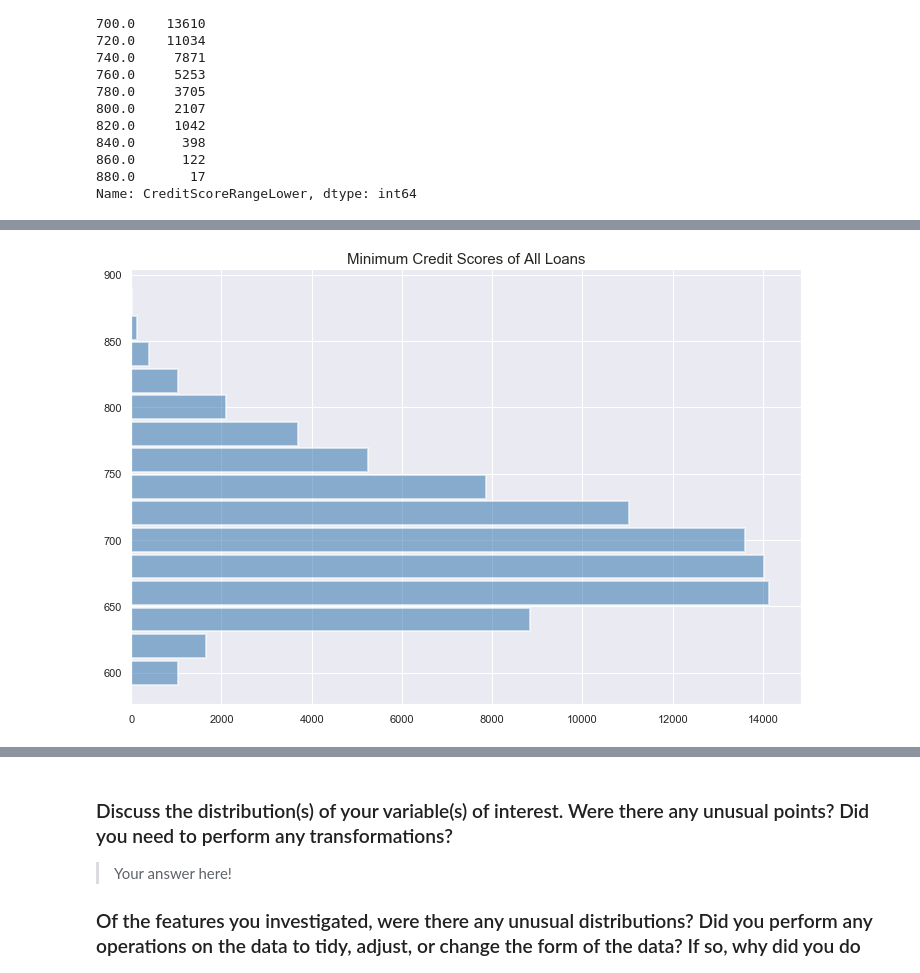
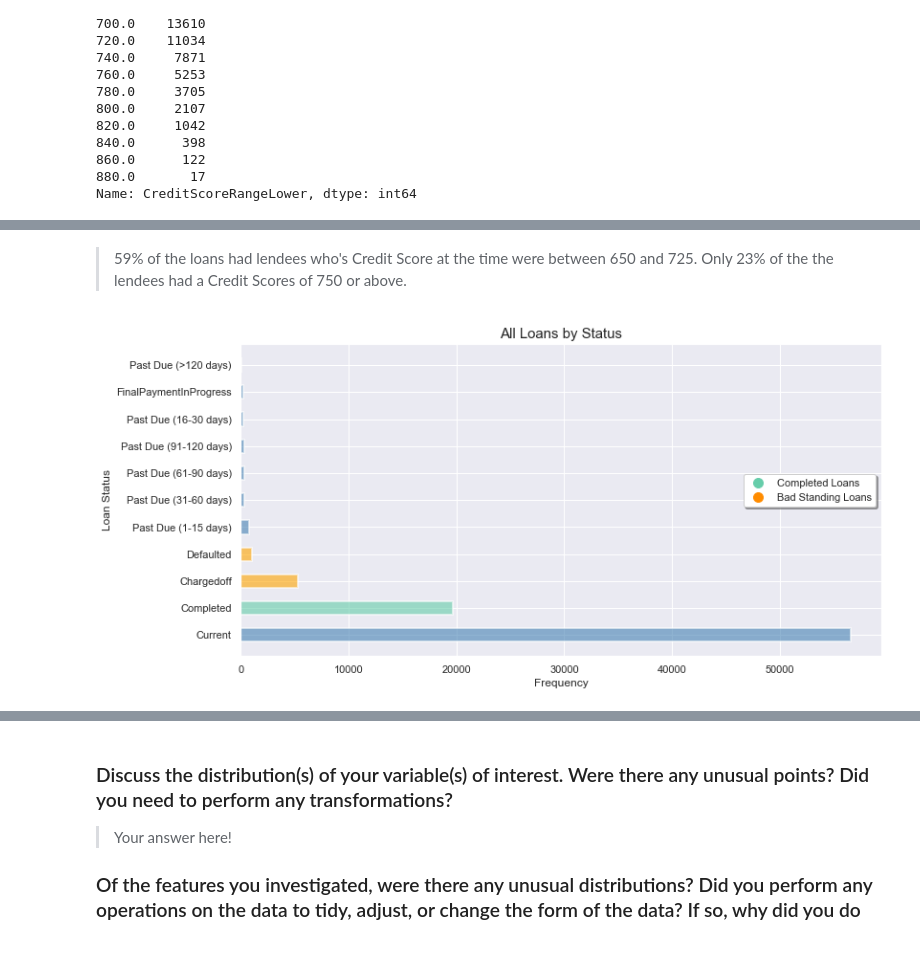
Before and after one commit to TyDataSci/LoanProsper, a Jupyter notebook: visualization.ipynb, the cells around one changed output, grey strips where cells are left out. Drawn from its saved outputs; the diff is of its cells as text; code cells hidden in the pictures.

```diff
--- a/visualization.ipynb
+++ b/visualization.ipynb
@@ -51,5 +91,5 @@ Index(['ListingKey', 'ListingNumber', 'ListingCreationDate', 'CreditGrade',
 # %%
-clean_loans= clean_loans[['LoanStatus','LoanOriginalAmount', 'Term','BorrowerAPR',
+clean_loans= clean_loans[['LoanStatus','LoanOriginalAmount','BorrowerAPR',
              'CreditScoreRangeLower','EstimatedReturn']]
 # %%
 clean_loans = clean_loans.dropna()
@@ -149,5 +177,3 @@ clean_loans.CreditScoreRangeLower.value_counts().sort_index()
 860.0      122
 880.0       17
 Name: CreditScoreRangeLower, dtype: int64
-# %%
-clean_loans = clean_loans.query('CreditScoreRangeLower > 0')
@@ -184,13 +246,28 @@ ma = 'mediumaquamarine'
+# %% [markdown]
+> 59% of the loans had lendees who's Credit Score at the time were between 650 and 725.
+> Only 23% of the the lendees had a Credit Scores of 750 or above.
 # %%
-keys = clean_loans['CreditScoreRangeLower'].value_counts().keys()
-values = clean_loans['CreditScoreRangeLower'].value_counts().values
-
-ht = 18
+title = 15
+keys = clean_loans['LoanStatus'].value_counts().keys()
+values = clean_loans['LoanStatus'].value_counts().values
+ht = 0.5
+sb = 'steelblue'
+ma = 'mediumaquamarine'
 
 y_bar = np.arange(len(keys))
-fig, ax = plt.subplots(figsize=(12,8))
-ax.barh(keys, values, alpha=0.6, edgecolor='white',linewidth=2, height= ht, color=sb)
-plt.title('Minimum Credit Scores of All Loans', size=title)
+fig, ax = plt.subplots(figsize=(12,6))
+ax.barh(keys, values, alpha=0.6, edgecolor='white',linewidth=2, height= ht,
+        color=[sb,ma,'orange','orange',sb,sb,sb,sb,sb,sb,sb,sb])
+plt.title('All Loans by Status', size=title)
+
+colors = ["mediumaquamarine", "darkorange"]
+texts = ["Completed Loans", "Bad Standing Loans"]
+
+patches = [ plt.plot([],[], marker="o", ms=10, ls="", mec=None, color=colors[i],
+            label="{:s}".format(texts[i]) )[0]  for i in range(len(texts)) ]
+plt.legend(handles=patches, ncol=1, facecolor="white",bbox_to_anchor=(1, .6),shadow=True);
+plt.xlabel('Frequency')
+plt.ylabel('Loan Status')
 plt.show()
 # %% [output]
-[figure, old version]
+[figure, new version]
```
Also changed, not shown: parts of 51 cells of this notebook, 1 other file.
